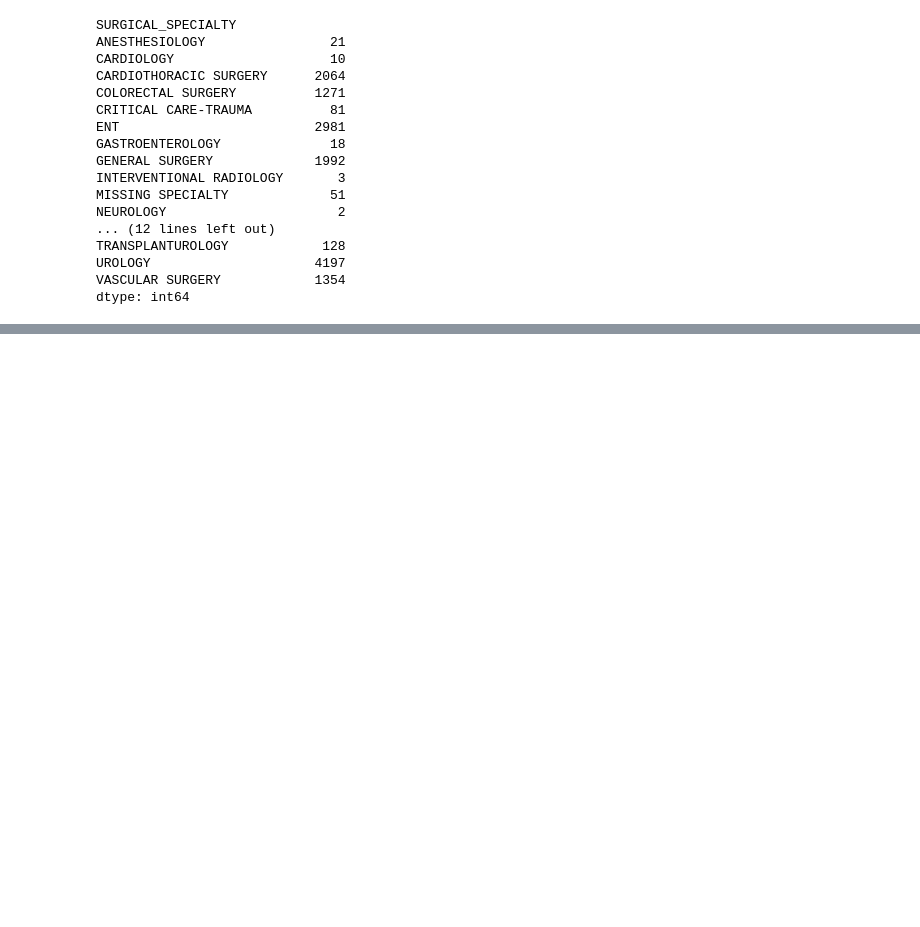
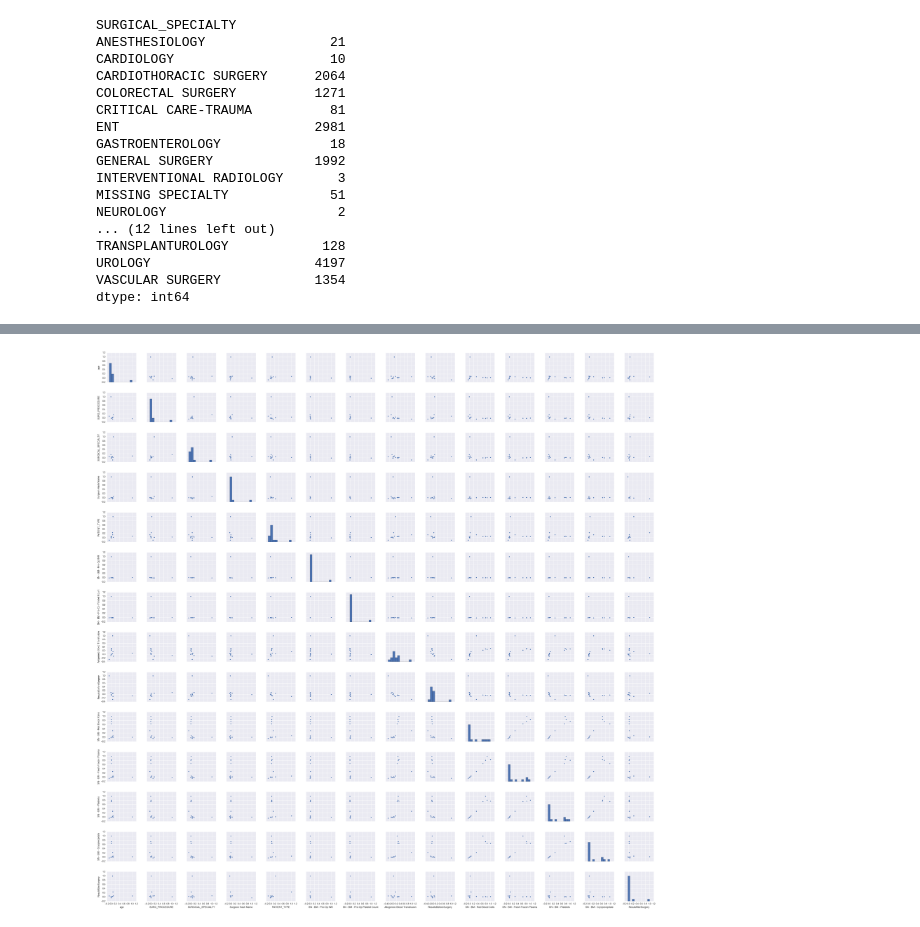
Before and after one commit to nityapydipati/MedTrojans, a Jupyter notebook: data_understanding.ipynb, the cells around one changed output, grey strips where cells are left out. Drawn from its saved outputs; the diff is of its cells as text; code cells hidden in the pictures; blank space fills up the shorter version.

```diff
--- a/data_understanding.ipynb
+++ b/data_understanding.ipynb
@@ -347,0 +446,9 @@ dtype: int64
+# %%
+import matplotlib.pyplot as plt
+g=sns.pairplot(pearson)
+# plt.show()
+# g.show()
+
+plt.show()
+# %% [output]
+[figure, added]
```
Also changed, not shown: parts of 9 cells of this notebook.
